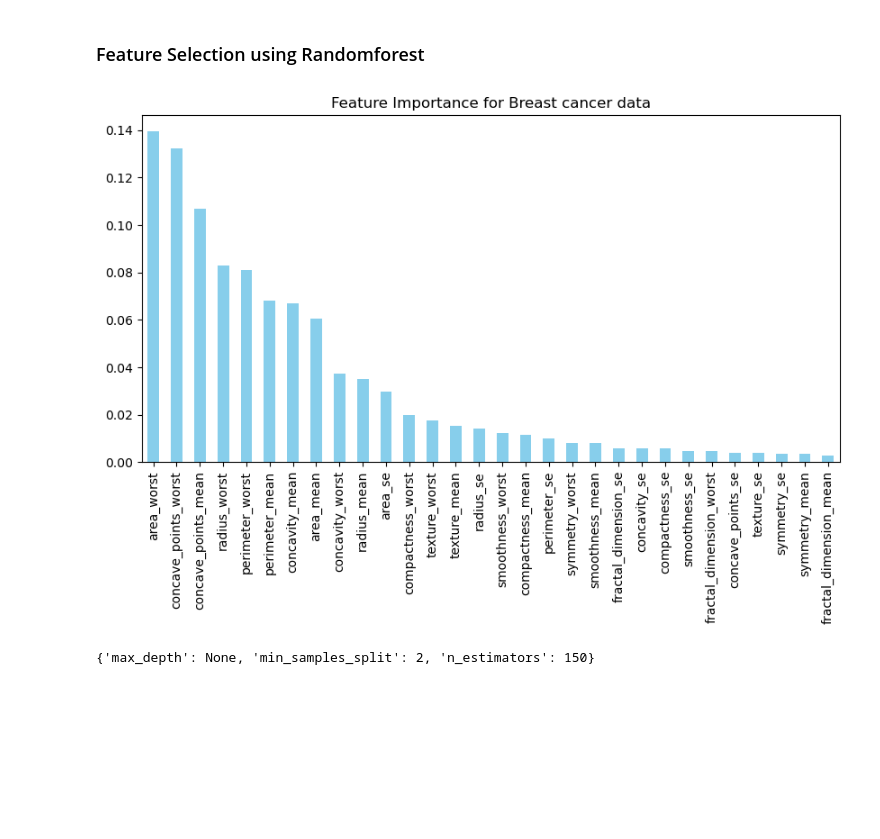
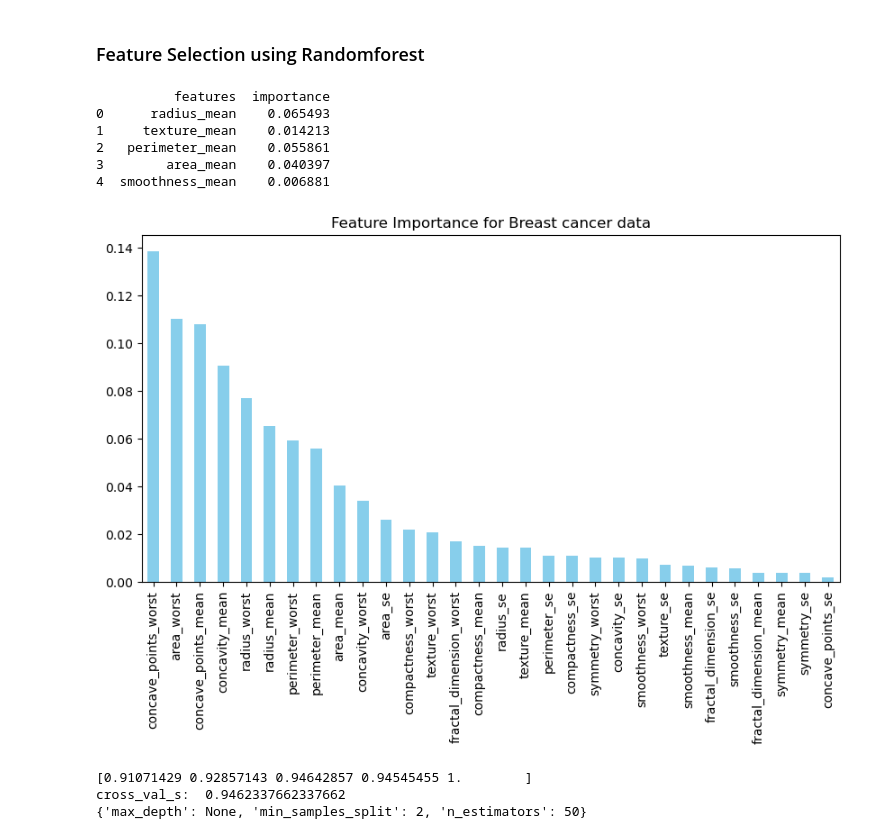
Before and after one commit to Sajan-12325/Wisconsin-Breast-Cancer-Data, a Jupyter notebook: Wisconsin_breast_cancer.ipynb, the cells around one changed output. Cells and saved outputs as stored; diff of their text form; code cells hidden in the pictures; blank space fills up the shorter version.

```diff
--- a/Wisconsin_breast_cancer.ipynb
+++ b/Wisconsin_breast_cancer.ipynb
@@ -189,11 +246,25 @@ plt.show()
 # %%
-'''### Finding Outliers
+### Finding Outliers and removing all at once instead of checking column after column, we remove all at the end
+def remove_outliers(data_df, features):
 
-Q1 = df.quantile(0.25)
+    mask = pd.Series(True, index = data_df.index)  ## creates a series of True for given index
 
-Q3 = df.quantile(0.75)
+    for col in features:
 
-IQR =Q3 - Q1
-## REMOVING OUTLIERS
-df = df[(df >= (Q1 - 1.5 * IQR)) & (df <= (Q3 + 1.5 * IQR))]'''
+        Q1 = data_df[col].quantile(0.25)
+
+        Q3 = data_df[col].quantile(0.75)
+
+        IQR =Q3 - Q1
+
+        ## REMOVING OUTLIERS
+        col_mask = (data_df[col] >= (Q1 - 1.5 * IQR)) & (data_df[col] <= (Q3 + 1.5 * IQR))
+
+        mask = mask & col_mask
+
+
+    return data_df[mask]
+
+df_copy = remove_outliers(df_copy, df_copy.columns[1:])  ## Here excluding the target variable
+df_copy.shape
 # %% [output]
@@ -329,10 +415,11 @@ from sklearn.preprocessing import StandardScaler
 from sklearn.preprocessing import MinMaxScaler
 
 
-y = df['diagnosis']
-X = df.drop(columns = ['diagnosis'])
+y = df_copy['diagnosis']
+X = df_copy.drop(columns = ['diagnosis'])
 
 scaler = MinMaxScaler()
+
 X = pd.DataFrame(scaler.fit_transform(X), columns=X.columns)
 # %%
 from sklearn.model_selection import train_test_split, GridSearchCV
@@ -371,3 +455,5 @@ Axes(0.125,0.11;0.62x0.77)
+# %%
+X_train, X_test, y_train, y_test = train_test_split(X, y, test_size = 0.3, random_state = 42, stratify = y)
 # %% [markdown]
 ### HYperparameter tuning using GridSearchCV
 # %%
@@ -379,10 +465,11 @@ param_grid_rf = {
 
 }
 
-grid_search = GridSearchCV(RandomForestClassifier(random_state  = 42), param_grid, cv = 5, scoring = "accuracy")
+grid_search = GridSearchCV(RandomForestClassifier(random_state  = 42), param_grid = param_grid_rf, cv = 5, scoring = "accuracy")
 grid_search.fit(X_train, y_train)
 
 print(grid_search.best_params_)
+
 best_model = grid_search.best_estimator_
 
 y_prediction = best_model.predict(X_test)
@@ -437,27 +524,36 @@ Accuracy score:
 # %%
 
 
 # Define features and target variable
 
 # Train Random Forest
 rf = RandomForestClassifier(n_estimators=100, random_state=42)
-rf.fit(X, y)
+rf.fit(X_train, y_train)
 
 # Get feature importance
 feature_importances = pd.Series(rf.feature_importances_, index=X.columns)
+
+imp_feat = pd.DataFrame({'features': X.columns, 'importance': rf.feature_importances_})
+print(imp_feat.head())
 #print(feature_importances[:10])
 # Sort and plot
 feature_importances.sort_values(ascending=False).plot(kind='bar', figsize=(10, 5), color='skyblue')
 plt.title('Feature Importance for Breast cancer data')
 plt.show()
 # %% [output]
+          features  importance
+0      radius_mean    0.065493
+1     texture_mean    0.014213
+2   perimeter_mean    0.055861
+3        area_mean    0.040397
+4  smoothness_mean    0.006881
-[figure, old version]
+[figure, new version]
 # %%
 from sklearn.ensemble import RandomForestClassifier
 
 
-X = df[['area_worst', 'concave_points_worst', 'concave_points_mean', 'radius_worst', 'perimeter_worst', 'perimeter_mean', 'concavity_mean', 'concavity_worst', 'radius_mean', 'area_se']]
-y = df['diagnosis']
+X = df_copy[['area_worst', 'concave_points_worst', 'concave_points_mean', 'radius_worst','radius_mean',  'perimeter_worst', 'perimeter_mean', "area_mean", 'concavity_mean', 'concavity_worst',  'area_se']]
+y = df_copy['diagnosis']
 
 
 param_grid = {
@@ -471,6 +567,8 @@ random_f = RandomForestClassifier(n_estimators = 100,random_state  = 42)
 X_train, X_test, y_train, y_test = train_test_split(X, y, test_size = 0.3, random_state = 42)
 
 cross_val_s = cross_val_score(random_f, X_train, y_train, cv = 5, scoring = 'accuracy')
+print(cross_val_s)
+print("cross_val_s: ", cross_val_s.mean())
 
 grid_search_best_rf = GridSearchCV(RandomForestClassifier(random_state  = 42), param_grid, cv = 5, scoring = "accuracy")
 grid_search_best_rf.fit(X_train, y_train)
@@ -480,7 +578,9 @@ print(grid_search_best_rf.best_params_)
 
 best_model_feature = grid_search_best_rf.best_estimator_
 # %% [output]
-{'max_depth': None, 'min_samples_split': 2, 'n_estimators': 150}
+[0.91071429 0.92857143 0.94642857 0.94545455 1.        ]
+cross_val_s:  0.9462337662337662
+{'max_depth': None, 'min_samples_split': 2, 'n_estimators': 50}
 # %%
 
 y_prediction_feature = best_model_feature.predict(X_test)
```
Also changed, not shown: parts of 38 cells of this notebook.
